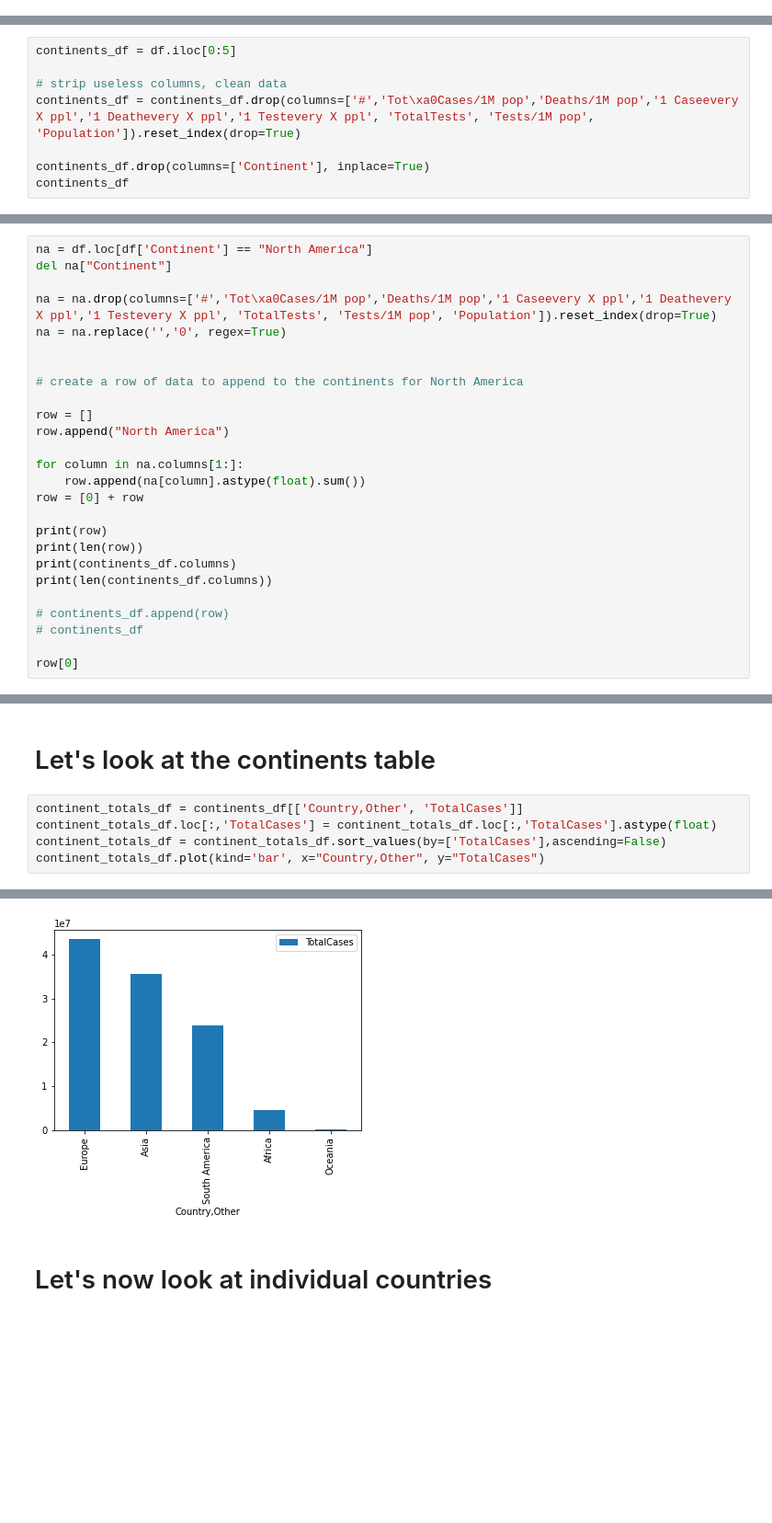
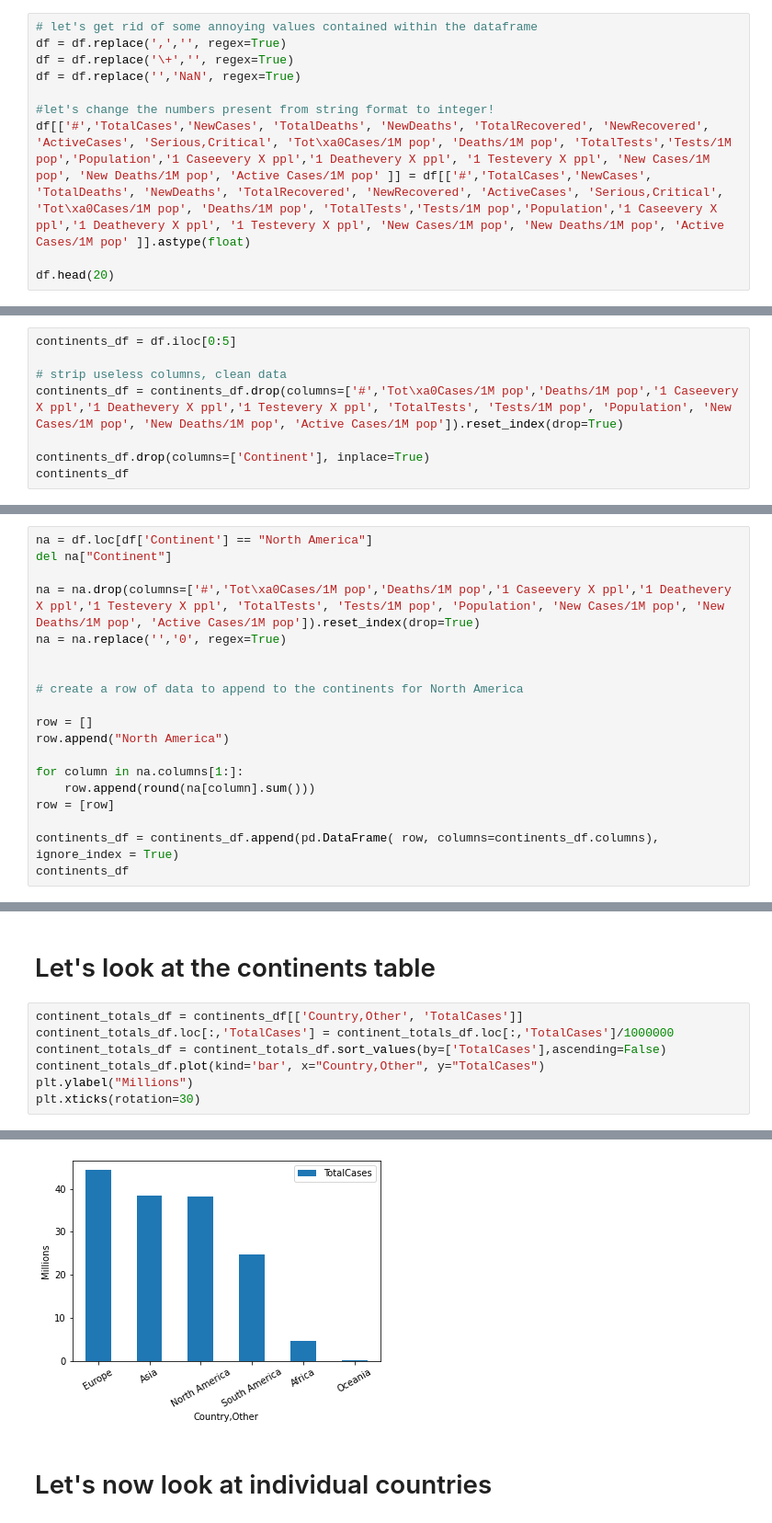
Before and after one commit to MerkuMerku/Python-Challenges, a Jupyter notebook: Python Covid Tracker/covid-webscraper-prototype.ipynb, the cells around one changed output, grey strips where cells are left out. Shown: that part at 92% size. Saved outputs shown, nothing was run; the diff lists cells and outputs as text; blank space fills up the shorter version.

```diff
--- a/Python Covid Tracker/covid-webscraper-prototype.ipynb
+++ b/Python Covid Tracker/covid-webscraper-prototype.ipynb
@@ -62,0 +68,10 @@ df
+# %%
+# let's get rid of some annoying values contained within the dataframe
+df = df.replace(',','', regex=True)
+df = df.replace('\+','', regex=True)
+df = df.replace('','NaN', regex=True)
+
+#let's change the numbers present from string format to integer!
+df[['#','TotalCases','NewCases', 'TotalDeaths', 'NewDeaths', 'TotalRecovered', 'NewRecovered', 'ActiveCases', 'Serious,Critical', 'Tot\xa0Cases/1M pop', 'Deaths/1M pop', 'TotalTests','Tests/1M pop','Population','1 Caseevery X ppl','1 Deathevery X ppl', '1 Testevery X ppl', 'New Cases/1M pop', 'New Deaths/1M pop', 'Active Cases/1M pop' ]] = df[['#','TotalCases','NewCases', 'TotalDeaths', 'NewDeaths', 'TotalRecovered', 'NewRecovered', 'ActiveCases', 'Serious,Critical', 'Tot\xa0Cases/1M pop', 'Deaths/1M pop', 'TotalTests','Tests/1M pop','Population','1 Caseevery X ppl','1 Deathevery X ppl', '1 Testevery X ppl', 'New Cases/1M pop', 'New Deaths/1M pop', 'Active Cases/1M pop' ]].astype(float)
+
+df.head(20)
@@ -133,7 +184,7 @@ plt.show()
 continents_df = df.iloc[0:5]
 
 # strip useless columns, clean data
-continents_df = continents_df.drop(columns=['#','Tot\xa0Cases/1M pop','Deaths/1M pop','1 Caseevery X ppl','1 Deathevery X ppl','1 Testevery X ppl', 'TotalTests', 'Tests/1M pop', 'Population']).reset_index(drop=True)
+continents_df = continents_df.drop(columns=['#','Tot\xa0Cases/1M pop','Deaths/1M pop','1 Caseevery X ppl','1 Deathevery X ppl','1 Testevery X ppl', 'TotalTests', 'Tests/1M pop', 'Population', 'New Cases/1M pop', 'New Deaths/1M pop', 'Active Cases/1M pop']).reset_index(drop=True)
 
 continents_df.drop(columns=['Continent'], inplace=True)
 continents_df
@@ -150,7 +201,7 @@ continents_df
 na = df.loc[df['Continent'] == "North America"]
 del na["Continent"]
 
-na = na.drop(columns=['#','Tot\xa0Cases/1M pop','Deaths/1M pop','1 Caseevery X ppl','1 Deathevery X ppl','1 Testevery X ppl', 'TotalTests', 'Tests/1M pop', 'Population']).reset_index(drop=True)
+na = na.drop(columns=['#','Tot\xa0Cases/1M pop','Deaths/1M pop','1 Caseevery X ppl','1 Deathevery X ppl','1 Testevery X ppl', 'TotalTests', 'Tests/1M pop', 'Population', 'New Cases/1M pop', 'New Deaths/1M pop', 'Active Cases/1M pop']).reset_index(drop=True)
 na = na.replace('','0', regex=True)
 
 
@@ -160,16 +211,9 @@ row = []
 row.append("North America")
 
 for column in na.columns[1:]:
-    row.append(na[column].astype(float).sum())
-row = [0] + row
+    row.append(round(na[column].sum()))
+row = [row]
 
-print(row)
-print(len(row))
-print(continents_df.columns)
-print(len(continents_df.columns))
-
-# continents_df.append(row)
-# continents_df
-
-row[0]
+continents_df = continents_df.append(pd.DataFrame( row, columns=continents_df.columns), ignore_index = True)
+continents_df
 # %% [output]
@@ -208,9 +249,11 @@ countries_df.head(10)
 # Let's look at the continents table
 # %%
 continent_totals_df = continents_df[['Country,Other', 'TotalCases']]
-continent_totals_df.loc[:,'TotalCases'] = continent_totals_df.loc[:,'TotalCases'].astype(float)
+continent_totals_df.loc[:,'TotalCases'] = continent_totals_df.loc[:,'TotalCases']/1000000
 continent_totals_df = continent_totals_df.sort_values(by=['TotalCases'],ascending=False)
 continent_totals_df.plot(kind='bar', x="Country,Other", y="TotalCases")
+plt.ylabel("Millions")
+plt.xticks(rotation=30)
 # %% [output]
 A value is trying to be set on a copy of a slice from a DataFrame.
 Try using .loc[row_indexer,col_indexer] = value instead
@@ -221,4 +270,4 @@ See the caveats in the documentation: https://pandas.pydata.org/pandas-docs/stab
-[figure, old version]
+[figure, new version]
 # %% [markdown]
 # Let's now look at individual countries
 # %%
```
Also changed, not shown: parts of 14 cells of this notebook.
